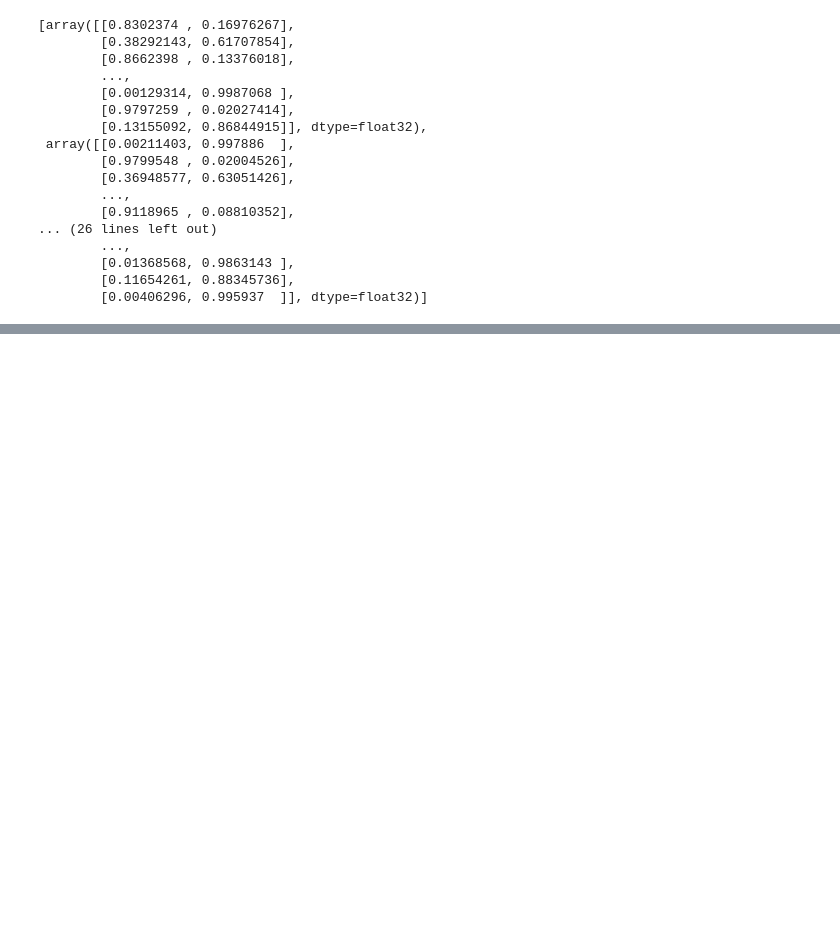
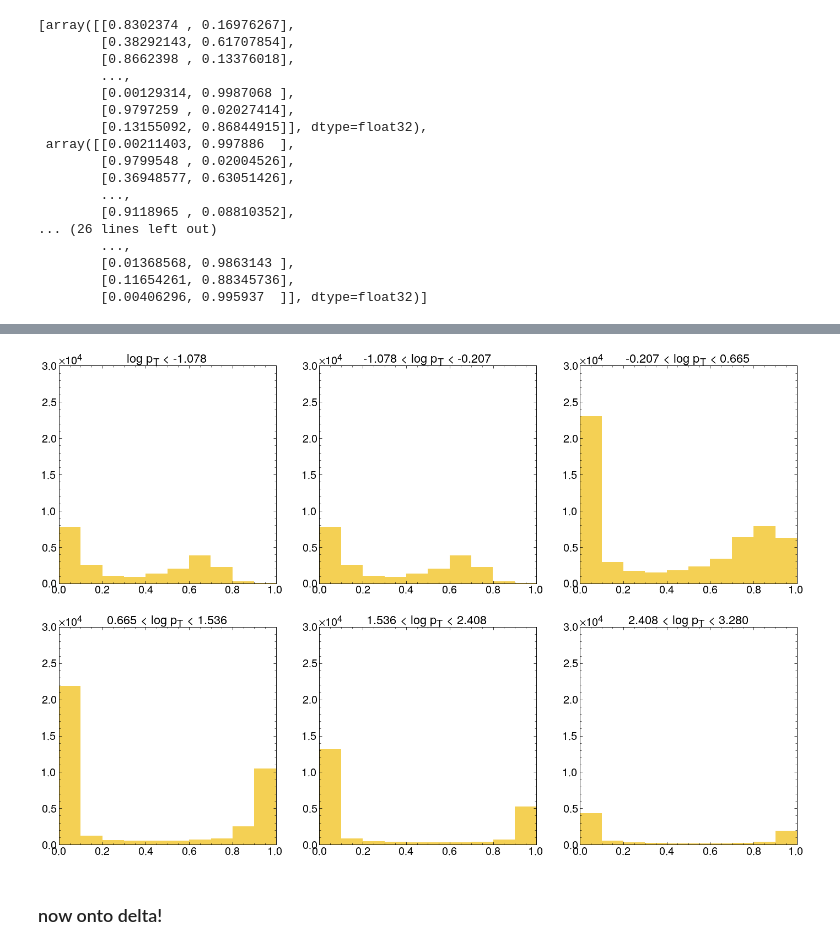
Before and after one commit to KaelaDouglas/LCStudies, a Jupyter notebook: classifier/Week9_rhotest.ipynb, the cells around one changed output, grey strips where cells are left out. Drawn from its saved outputs; the diff is of its cells as text; code cells hidden in the pictures; blank space fills up the shorter version.

```diff
--- a/classifier/Week9_rhotest.ipynb
+++ b/classifier/Week9_rhotest.ipynb
@@ -84,0 +104,2 @@ pt_test = file['arr_']
+# %%
+Pt_range = np.linspace(min(log_pt), max(log_pt), num=6)
@@ -84,0 +111,5 @@ pt_test = file['arr_']
+# %%
+Pt_sel = [log_pt < Pt_range[1]]
+for i in range(1, len(Pt_range)):
+    selec_ = (log_pt >= Pt_range[i-1]) & (log_pt < Pt_range[i])
+    Pt_sel.append(selec_)
@@ -84,0 +120,20 @@ pt_test = file['arr_']
+# %%
+predics_pt = []
+for selection in Pt_sel:
+    preds = model_nog.predict(X_test[selection], batch_size=1000)
+    predics_pt.append(preds)
+# %%
+fig, ((ax1, ax2, ax3), (ax4, ax5, ax6)) = plt.subplots(2,3,figsize=[24,16])
+axes = [ax1, ax2, ax3, ax4, ax5, ax6]
+ranges = ['log $p_T$ < %.3f'%Pt_range[0], '%.3f < log $p_T$ < %.3f'%(Pt_range[0], Pt_range[1]), '%.3f < log $p_T$ < %.3f'%(Pt_range[1], Pt_range[2]), '%.3f < log $p_T$ < %.3f'%(Pt_range[2], Pt_range[3]), '%.3f < log $p_T$ < %.3f'%(Pt_range[3], Pt_range[4]), '%.3f < log $p_T$ < %.3f'%(Pt_range[4],Pt_range[5])]
+
+for i in range(len(predics_pt)):
+    prob1, prob2 = predics_pt[i].T
+    axes[i].set_xlim(0,1)
+    axes[i].set_ylim(0,3e4)
+    axes[i].set_title(ranges[i])
+    axes[i].hist(prob1, color='xkcd:maize')
+# %% [output]
+[figure, added]
+# %% [markdown]
+### now onto delta!
```
Also changed, not shown: parts of 17 cells of this notebook, 6 other files.
